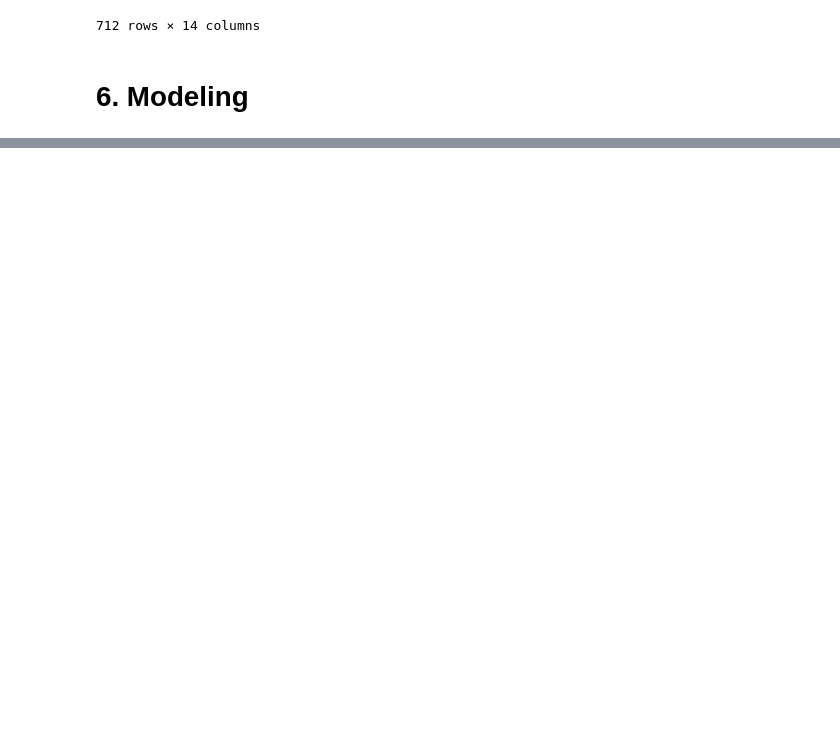
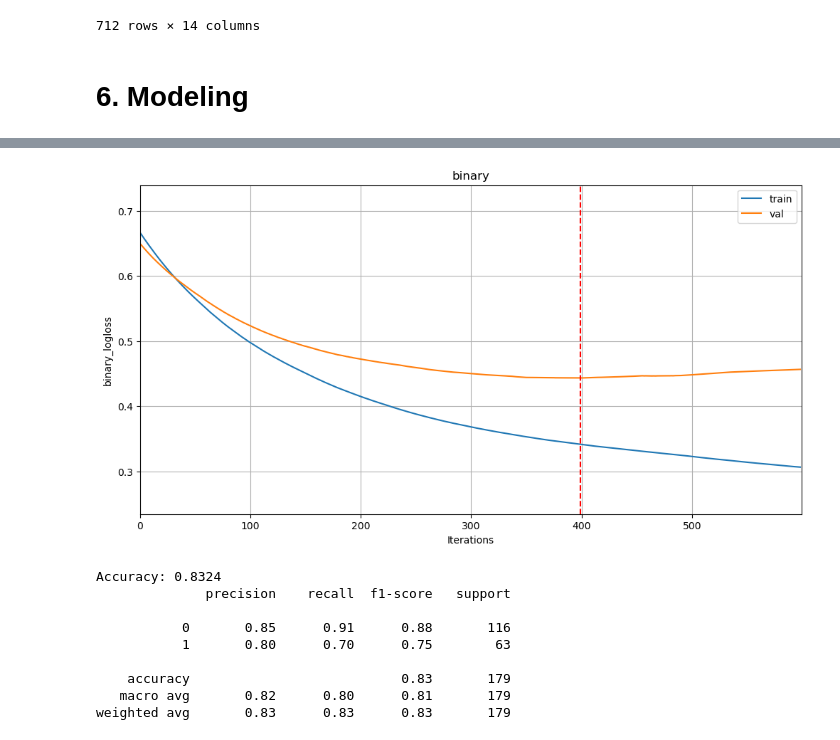
Before and after one commit to kkudzelich/passenger-survival, a Jupyter notebook: titanic_kaggle.ipynb, the cells around one changed output, grey strips where cells are left out. Cells and saved outputs as stored; diff of their text form; code cells hidden in the pictures; blank space fills up the shorter version.

Commit message:
Modeling and evaluation

```diff
--- a/titanic_kaggle.ipynb
+++ b/titanic_kaggle.ipynb
@@ -498,0 +731,15 @@ X_train
+# %%
+# train lgbm with optuna params
+lgbm_optuna =  lgbm.LGBMClassifier(**params)
+lgbm_optuna.fit(X_train, y_train)
+
+# lgbm prediction
+lgbm_pred = lgbm_optuna.predict(X_val)
+
+# accuracy
+accuracy_lgbm = accuracy_score(y_val, lgbm_pred)
+print(f"Accuracy: {accuracy_lgbm:.4f}")
+
+# classification report
+report = classification_report(y_val, lgbm_pred)
+print(report)
@@ -498,0 +766,55 @@ X_train
+# %%
+train_dataset = lgbm.Dataset(data=X_train, label=y_train)
+val_dataset = lgbm.Dataset(data=X_val, label=y_val)
+
+mlflow.set_experiment("Advanced LGBM training")
+mlflow.set_tracking_uri("file://D:/IT/Data_science/kaggle/Titanic - Machine Learning from Disaster/mlruns")
+
+with mlflow.start_run(run_name='Final params'):
+    hyperparams = {
+        'objective': 'binary',
+        # 'metric': ['binary_logloss'],
+        'n_estimators': 1_000,
+        'num_leaves': 16,
+        'max_depth': 16,
+        'min_data_in_leaf': 18,
+        'learning_rate': 0.005,
+        'lambda_l1': 0.1,
+        'random_state': 26
+    }
+
+    training_history = {}
+
+    callbacks = [
+        lgbm.log_evaluation(20),
+        lgbm.record_evaluation(training_history),
+        lgbm.early_stopping(200)
+    ]
+
+    lgbm_model = lgbm.train(params=hyperparams,
+                            train_set=train_dataset,
+                            valid_sets=[train_dataset, val_dataset],
+                            valid_names=['train', 'val'],
+                            callbacks=callbacks)
+
+    _, axis = plt.subplots(figsize=(12,6))
+    lgbm.plot_metric(training_history, metric='binary_logloss', title='binary', ax=axis)
+    plt.axvline(lgbm_model.best_iteration, c='r', linestyle='--')
+    plt.show()
+
+    lgbm_model_pred = lgbm_model.predict(X_val)
+    lgbm_model_pred_binary = np.where(lgbm_model_pred > 0.5, 1, 0)
+
+    # accuracy
+    accuracy_lgbm_adv = accuracy_score(y_val, lgbm_model_pred_binary)
+    print(f"Accuracy: {accuracy_lgbm_adv:.4f}")
+
+    # classification report
+    report = classification_report(y_val, lgbm_model_pred_binary)
+    print(report)
+
+    mlflow.log_metric('Accuracy', accuracy_lgbm_adv)
+    mlflow.log_params(hyperparams)
+
+    mlflow.end_run()
+# %% [output]
@@ -498,0 +850,10 @@ X_train
+[figure, added]
+Accuracy: 0.8324
+              precision    recall  f1-score   support
+
+           0       0.85      0.91      0.88       116
+           1       0.80      0.70      0.75        63
+
+    accuracy                           0.83       179
+   macro avg       0.82      0.80      0.81       179
+weighted avg       0.83      0.83      0.83       179
```
Also changed, not shown: parts of 37 cells of this notebook, 46 other files.
